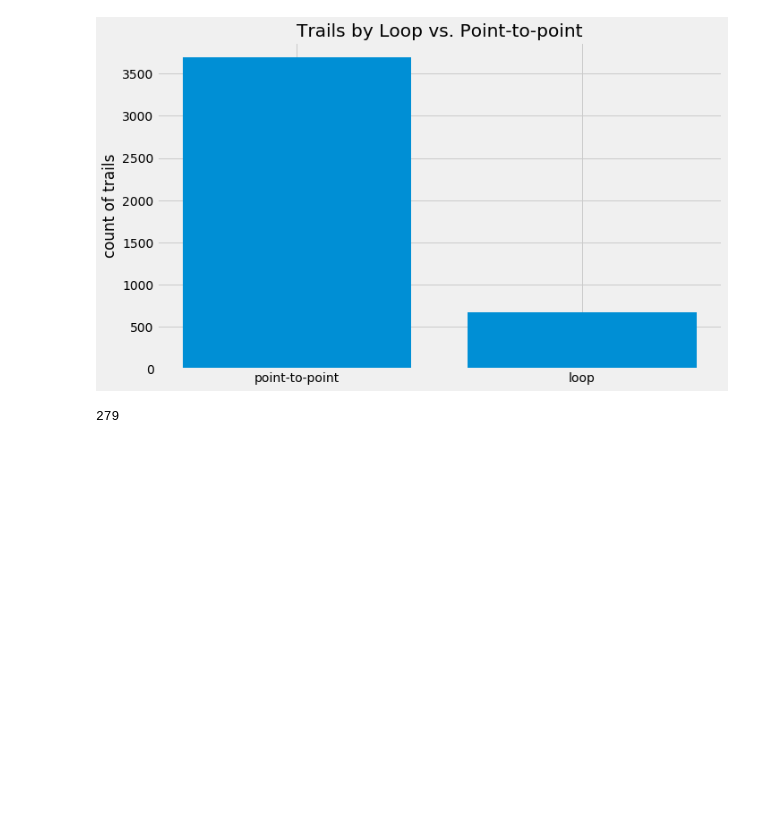
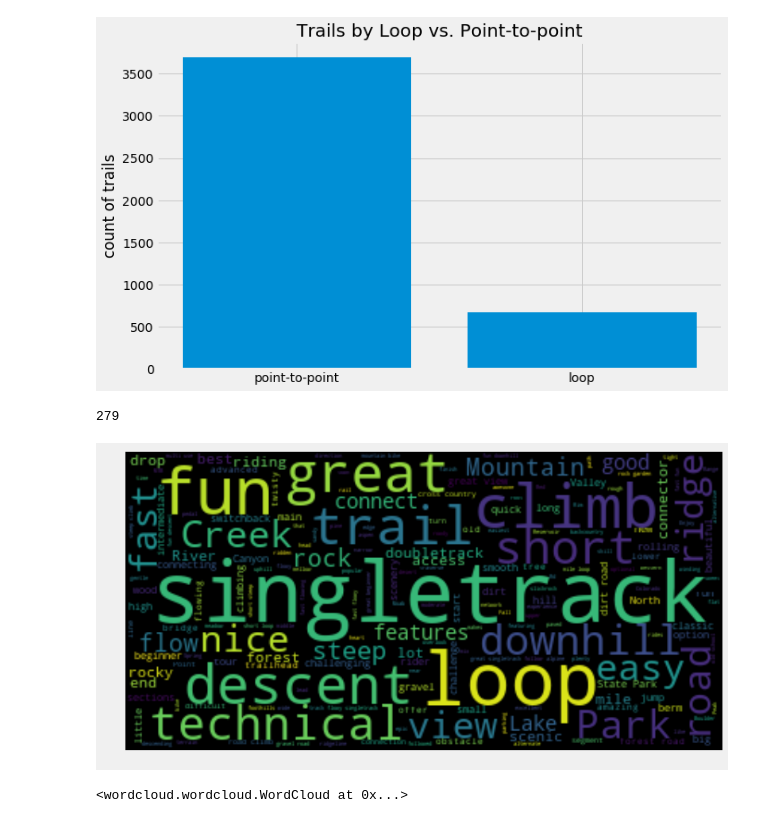
Before and after one commit to Laura-Kimble/mtb-trails, a Jupyter notebook: notebooks/mtb_eda.ipynb, the cells around one changed output. Saved outputs shown, nothing was run; the diff lists cells and outputs as text; code cells hidden in the pictures; blank space fills up the shorter version.

```diff
--- a/notebooks/mtb_eda.ipynb
+++ b/notebooks/mtb_eda.ipynb
@@ -199,3 +196,28 @@ trails_df['no_summary'].sum()
 279
 # %%
 trails_df.to_pickle('../data/mtb_trails_df_2')
+# %%
+from wordcloud import WordCloud, STOPWORDS, ImageColorGenerator
+from gensim.parsing.preprocessing import STOPWORDS
+from nltk.corpus import stopwords
+
+nltk_stopwords = set(stopwords.words('english'))
+gensim_stopwords = STOPWORDS
+my_stopwords = set(['trail', 'ride', 'area', 'route', 'way', 'feature', 'section', 'ride', 'riding'\
+                    'north', 'south', 'east', 'west'])
+all_stopwords = my_stopwords.union(nltk_stopwords.union(gensim_stopwords))
+
+text = ''
+for desc in trails_df[trails_df['no_summary']==0]['summary']:
+    text += desc
+wordcloud = WordCloud(stopwords=all_stopwords).generate(text)
+
+fig, ax = plt.subplots(figsize=(12, 8))
+ax.imshow(wordcloud, interpolation='bilinear')
+ax.axis('off');
+# %% [output]
+[figure, added]
+# %%
+wordcloud.to_file("../images/mtbproject_wordcloud.png")
+# %% [output]
+<wordcloud.wordcloud.WordCloud at 0x...>
```
Also changed, not shown: parts of 3 cells of this notebook, 3 other files.
